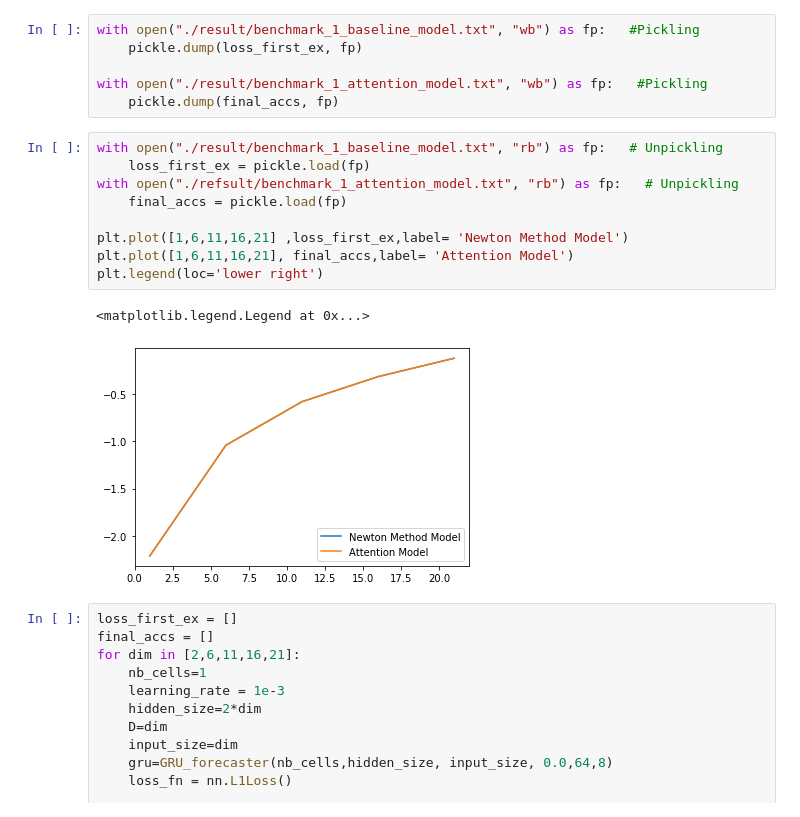
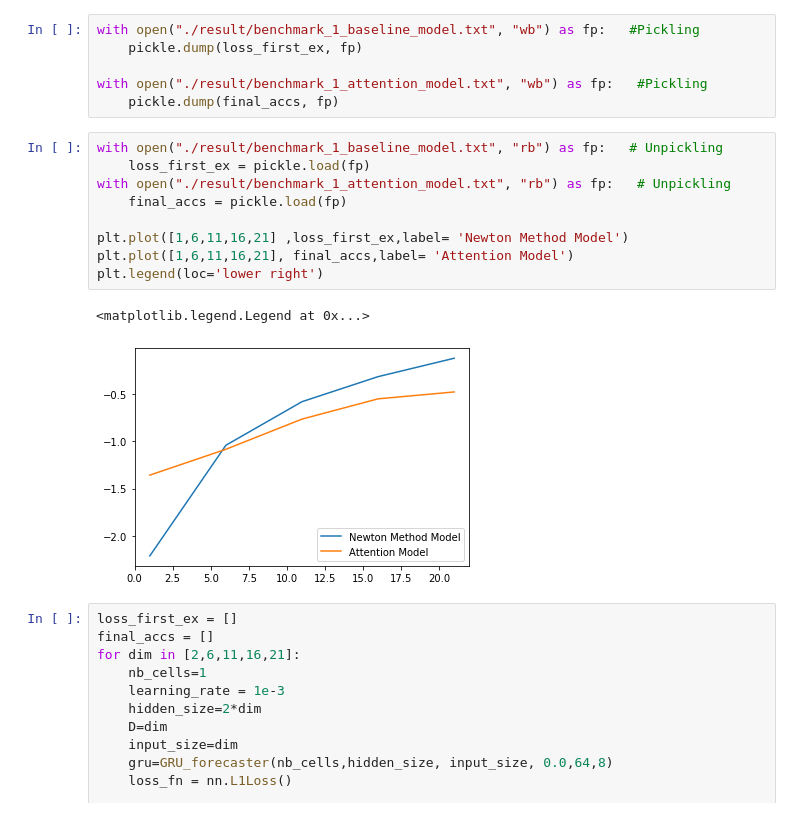
Before and after one commit to FlorianBertelli/M2_AIC, a Jupyter notebook: TPA-master/main.ipynb, the cells around one changed output. Drawn from its saved outputs; the diff is of its cells as text.

Commit message:
add benchmarking

```diff
--- a/TPA-master/main.ipynb
+++ b/TPA-master/main.ipynb
@@ -627,15 +630,15 @@ with open("./result/benchmark_1_attention_model.txt", "wb") as fp:   #Pickling
 # %%
 with open("./result/benchmark_1_baseline_model.txt", "rb") as fp:   # Unpickling
     loss_first_ex = pickle.load(fp)
-with open("./refsult/benchmark_1_attention_model.txt", "rb") as fp:   # Unpickling
+with open("./result/benchmark_1_attention_model.txt", "rb") as fp:   # Unpickling
     final_accs = pickle.load(fp)
 
 plt.plot([1,6,11,16,21] ,loss_first_ex,label= 'Newton Method Model')
 plt.plot([1,6,11,16,21], final_accs,label= 'Attention Model')
 plt.legend(loc='lower right')
 # %% [output]
 <matplotlib.legend.Legend at 0x...>
-[figure, old version]
+[figure, new version]
 # %%
 loss_first_ex = []
 final_accs = []
```
Also changed, not shown: parts of 22 cells of this notebook.
